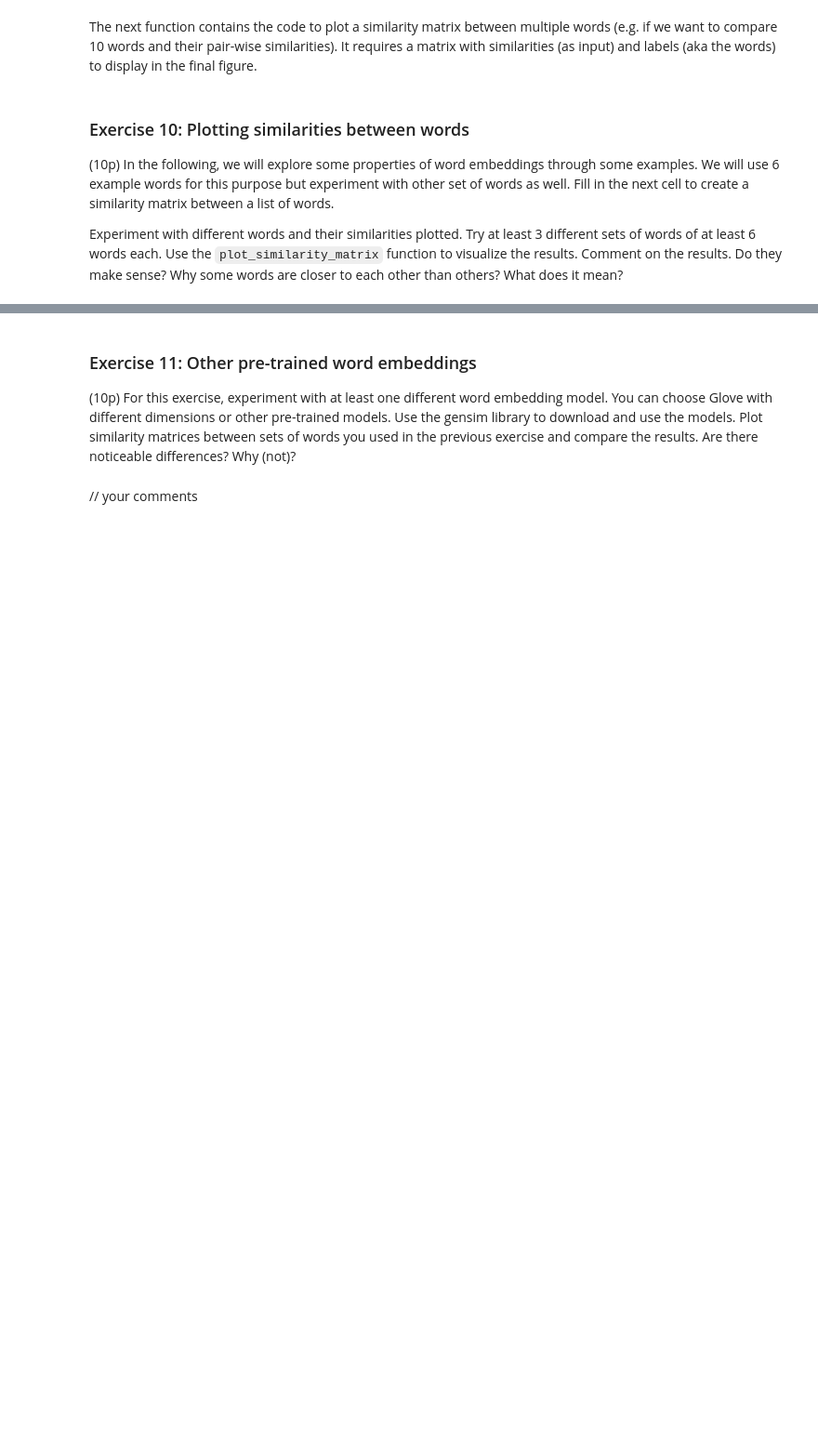
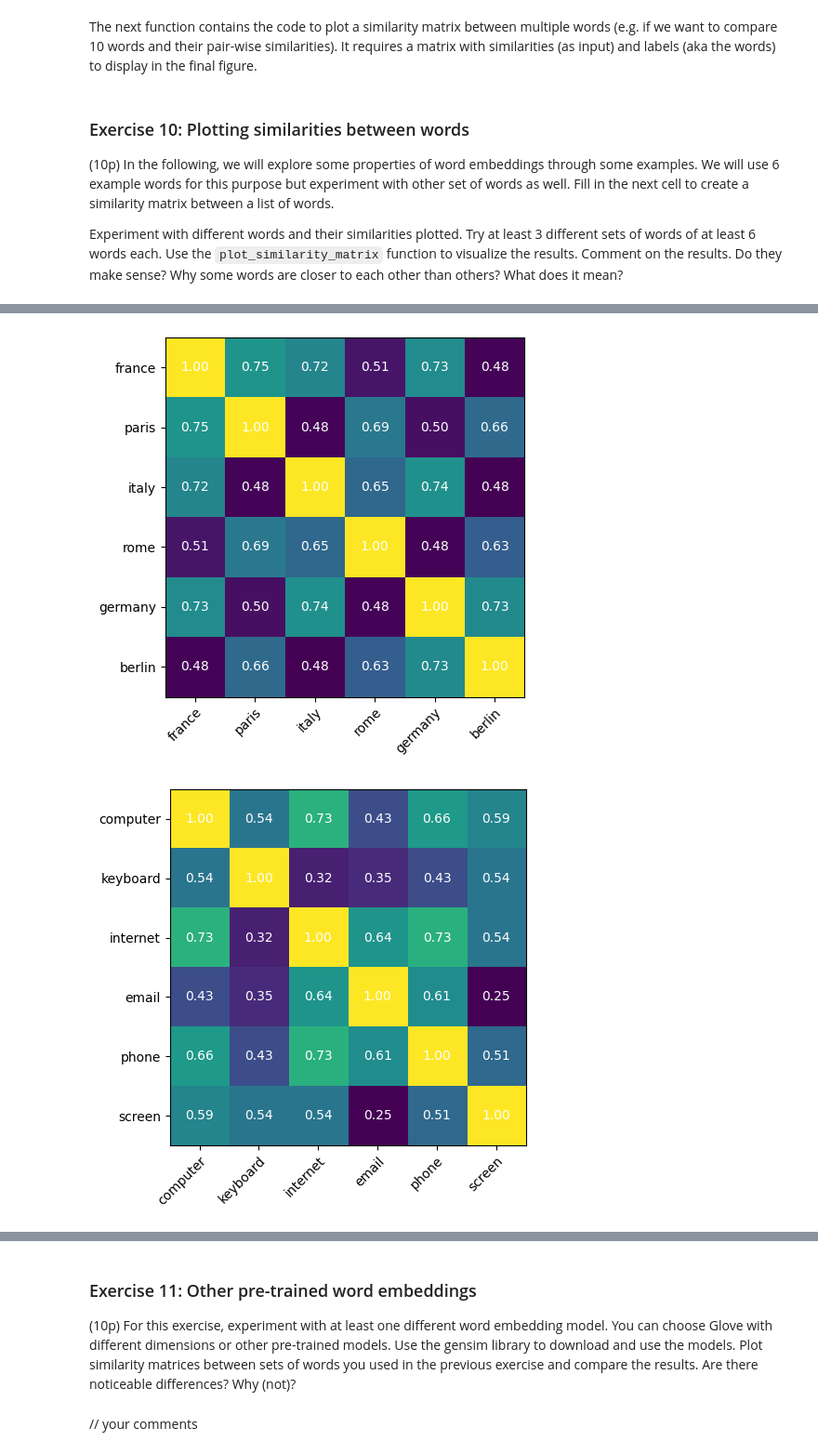
Before and after one commit to katarinadvornak/Natural-Language-Processing, a Jupyter notebook: lab2.ipynb, the cells around one changed output, grey strips where cells are left out. Shown at 93% size. Saved outputs shown, nothing was run; the diff lists cells and outputs as text; code cells hidden in the pictures; blank space fills up the shorter version.

```diff
--- a/lab2.ipynb
+++ b/lab2.ipynb
@@ -1054,0 +1240,43 @@ plot_similarity_matrix(similarity_matrix, list_of_words)
+# %%
+#### YOUR CODE HERE
+
+# countries and capitals
+list_of_words1 = ['france', 'paris', 'italy', 'rome', 'germany', 'berlin']
+matrix1 = get_similarity_matrix(list_of_words1, glove_model)
+plot_similarity_matrix(matrix1, list_of_words1)
+
+# technology
+list_of_words2 = ['computer', 'keyboard', 'internet', 'email', 'phone', 'screen']
+matrix2 = get_similarity_matrix(list_of_words2, glove_model)
+plot_similarity_matrix(matrix2, list_of_words2)
+
+# fruit and vegetables
+list_of_words3 = ['apple', 'banana', 'orange', 'fruit', 'vegetable', 'cucumber', 'carrot']
+matrix3 = get_similarity_matrix(list_of_words3, glove_model)
+plot_similarity_matrix(matrix3, list_of_words3)
+
+# multiple meanings of bank
+list_of_words4 = ['bank', 'river', 'loan', 'water', 'money', 'shore']
+matrix4 = get_similarity_matrix(list_of_words4, glove_model)
+plot_similarity_matrix(matrix4, list_of_words4)
+
+# animals
+list_of_words5 = ['dog', 'cat', 'mouse', 'lion', 'tiger', 'wolf']
+matrix5 = get_similarity_matrix(list_of_words5, glove_model)
+plot_similarity_matrix(matrix5, list_of_words5)
+
+# emotions
+list_of_words6 = ['happy', 'sad', 'angry', 'joyful', 'depressed', 'excited']
+matrix6 = get_similarity_matrix(list_of_words6, glove_model)
+plot_similarity_matrix(matrix6, list_of_words6)
+
+# animals
+list_of_words7 = ['doctor', 'nurse', 'teacher', 'housekeeper', 'scientist', 'engineer', 'man', 'woman']
+matrix7 = get_similarity_matrix(list_of_words7, glove_model)
+plot_similarity_matrix(matrix7, list_of_words7)
+
+
+### YOUR CODE ENDS HERE
+# %% [output]
+[figure, added]
+[figure, added]
```
Also changed, not shown: parts of 24 cells of this notebook.
